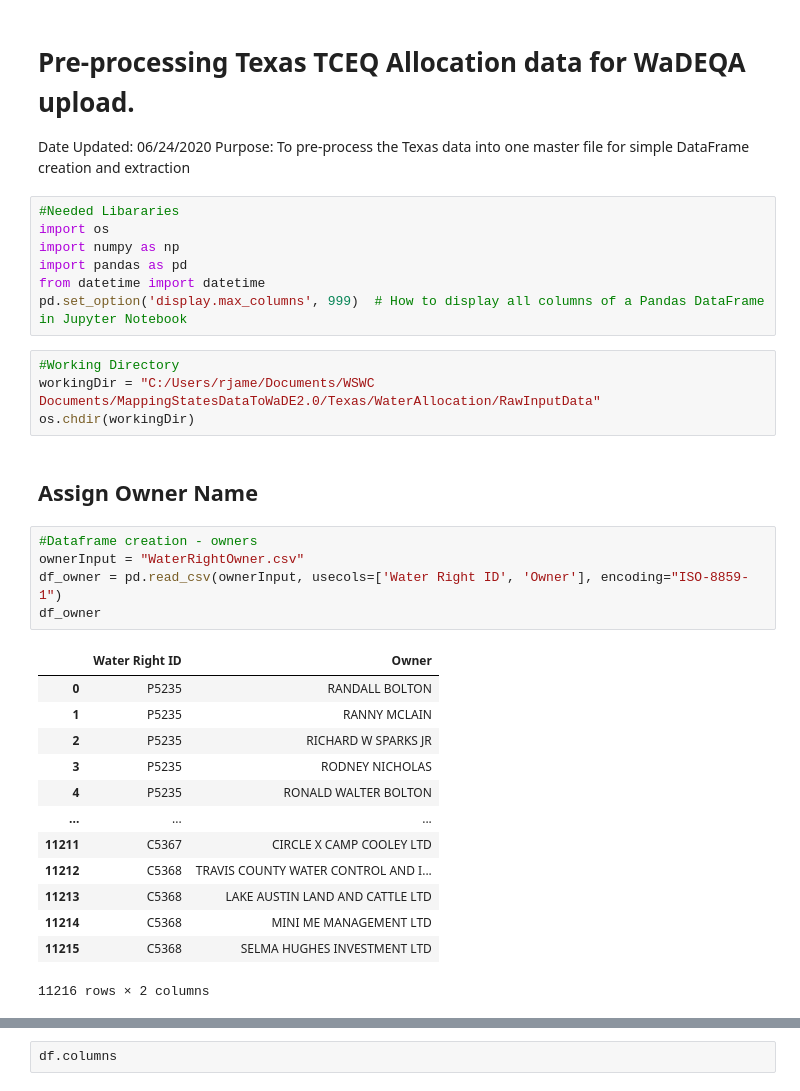
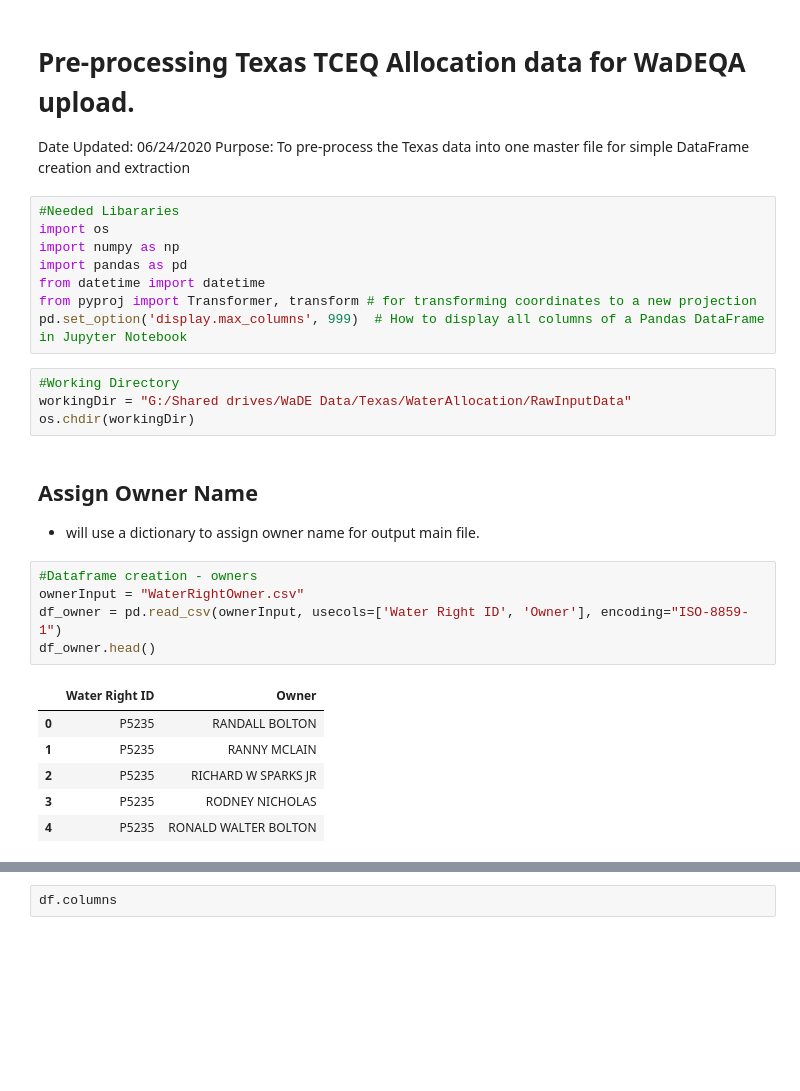
Before and after one commit to WSWCWaterDataExchange/MappingStatesDataToWaDE2.0, a Jupyter notebook: Texas/WaterAllocation/0_PreProcessTexasAllocationData.ipynb, the cells around one changed output, grey strips where cells are left out. Drawn from its saved outputs; the diff is of its cells as text; blank space fills up the shorter version.

```diff
--- a/Texas/WaterAllocation/0_PreProcessTexasAllocationData.ipynb
+++ b/Texas/WaterAllocation/0_PreProcessTexasAllocationData.ipynb
@@ -8,32 +8,27 @@ import os
 import numpy as np
 import pandas as pd
 from datetime import datetime
+from pyproj import Transformer, transform # for transforming coordinates to a new projection
 pd.set_option('display.max_columns', 999)  # How to display all columns of a Pandas DataFrame in Jupyter Notebook
 # %%
 #Working Directory
-workingDir = "C:/Users/rjame/Documents/WSWC Documents/MappingStatesDataToWaDE2.0/Texas/WaterAllocation/RawInputData"
+workingDir = "G:/Shared drives/WaDE Data/Texas/WaterAllocation/RawInputData"
 os.chdir(workingDir)
-# %% [markdown]
-## Assign Owner Name
+# %% [markdown]
+## Assign Owner Name
+- will use a dictionary to assign owner name for output main file.
 # %%
 #Dataframe creation - owners
 ownerInput = "WaterRightOwner.csv"
 df_owner = pd.read_csv(ownerInput, usecols=['Water Right ID', 'Owner'], encoding="ISO-8859-1")
-df_owner
+df_owner.head()
 # %% [output]
 |  | Water Right ID | Owner |
 | 0 | P5235 | RANDALL BOLTON |
 | 1 | P5235 | RANNY MCLAIN |
 | 2 | P5235 | RICHARD W SPARKS JR |
 | 3 | P5235 | RODNEY NICHOLAS |
 | 4 | P5235 | RONALD WALTER BOLTON |
-| ... | ... | ... |
-| 11211 | C5367 | CIRCLE X CAMP COOLEY LTD |
-| 11212 | C5368 | TRAVIS COUNTY WATER CONTROL AND I... |
-| 11213 | C5368 | LAKE AUSTIN LAND AND CATTLE LTD |
-| 11214 | C5368 | MINI ME MANAGEMENT LTD |
-| 11215 | C5368 | SELMA HUGHES INVESTMENT LTD |
-11216 rows × 2 columns
 # %%
 # first & last name funciton
 def assignFandLName(val):
```
Also changed, not shown: parts of 9 cells of this notebook, 35 other files.
